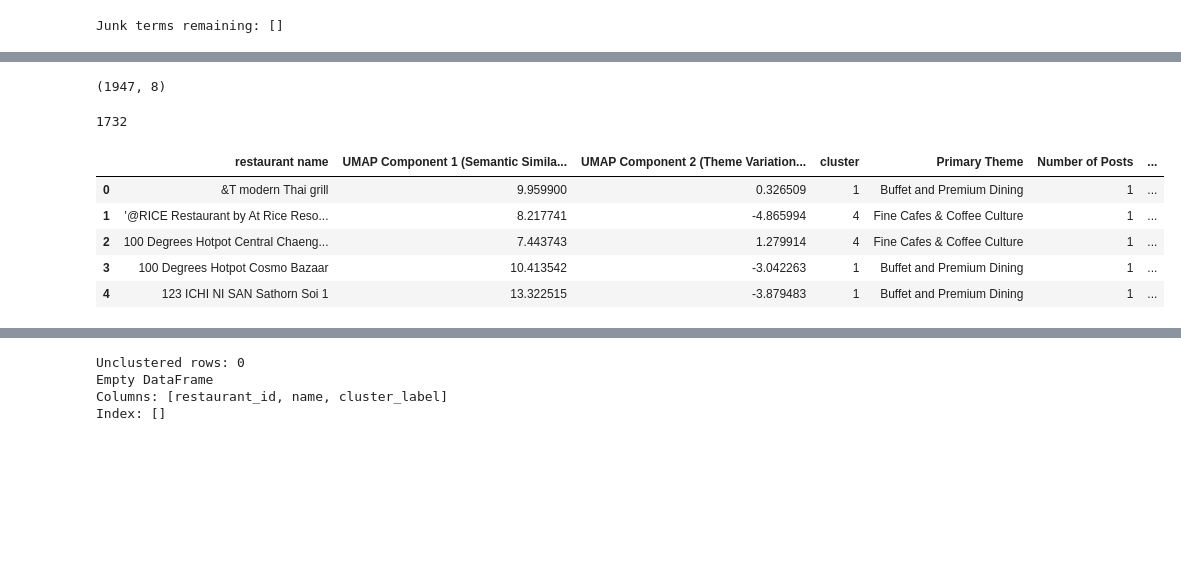
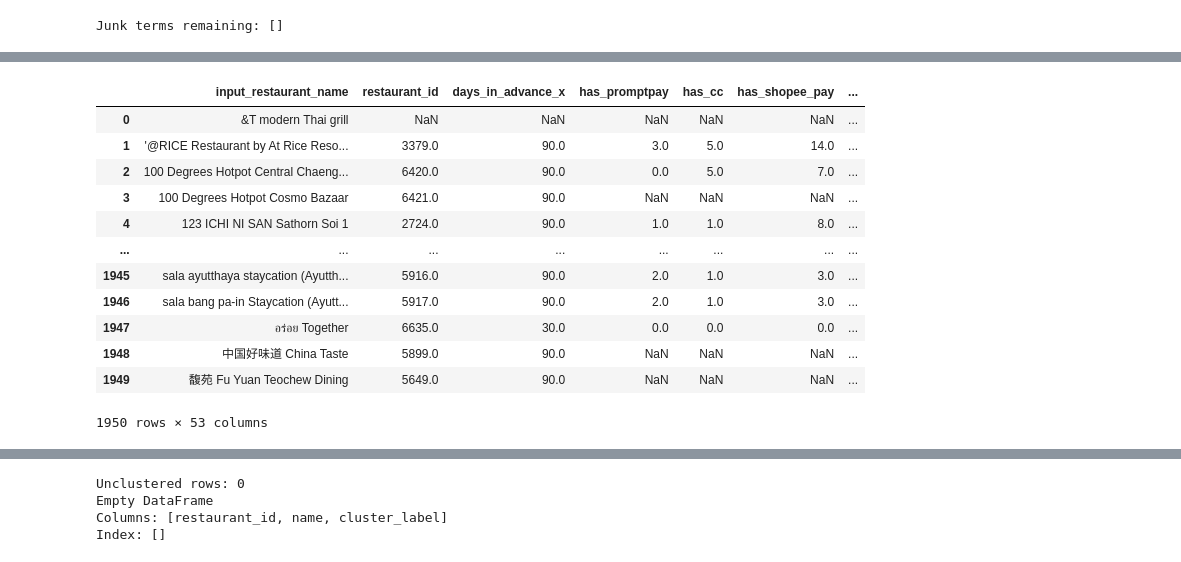
Before and after one commit to liyunling2/OPE, a Jupyter notebook: clustering/clustering.ipynb, the cells around one changed output, grey strips where cells are left out. Saved outputs shown, nothing was run; the diff lists cells and outputs as text; code cells hidden in the pictures; blank space fills up the shorter version.

```diff
--- a/clustering/clustering.ipynb
+++ b/clustering/clustering.ipynb
@@ -405,28 +500,17 @@ Name: count, dtype: int64
 # %%
-# STEP 7: Create Restaurant-Level Embeddings for Visualization
+# STEP 7: Create Review-Level Embeddings for Visualization
 print("\n" + "="*70)
-print("STEP 6: Creating Restaurant-Level Embeddings")
+print("STEP 7: Creating Review-Level Embeddings")
 print("="*70)
 
-restaurant_embeddings = []
-restaurant_names_list = []
-
-# Reset index to ensure alignment with text_vectors
+# Reset index for clean alignment
 reviews_reset = reviews.reset_index(drop=True)
 
-for rest_id in restaurant_primary_theme['restaurant name']:
-    # Get positions (not indices) of posts for this restaurant
-    post_positions = reviews_reset[reviews_reset['restaurant name'] == rest_id].index.tolist()
+# Use TF-IDF vectors directly at review level
+review_embeddings = np.array(text_vectors.toarray())  # if sparse matrix
+review_labels = reviews_reset['input_restaurant_name'].tolist()  # optional metadata
 
-    if len(post_positions) == 0:
-        continue
-
-    # Average their TF-IDF vectors using positions
-    rest_vector = text_vectors[post_positions].mean(axis=0)
-    restaurant_embeddings.append(np.array(rest_vector).flatten())
-    restaurant_names_list.append(rest_id)
-
-restaurant_embeddings = np.array(restaurant_embeddings)
-print(f" Created embeddings for {len(restaurant_embeddings)} restaurants")
+print(f"Created embeddings for {len(review_embeddings)} reviews")
+print(f"Embedding shape: {review_embeddings.shape}")
 # %% [output]
 ======================================================================
@@ -447,7 +532,7 @@ reducer = UMAP(
     metric='cosine',   # ← Use cosine similarity (better for text)
     random_state=42
 )
-embeddings_2d = reducer.fit_transform(restaurant_embeddings)
+embeddings_2d = reducer.fit_transform(review_embeddings) # restaurant_embeddings -> review_embeddings
 print(f" Reduced to 2D coordinates")
 # %% [output]
 ======================================================================
@@ -459,0 +543,7 @@ n_jobs value 1 overridden to 1 by setting random_state. Use no seed for parallel
+# %%
+viz_df = reviews.copy()
+
+viz_df['UMAP Component 1 (Semantic Similarity Axis)'] = embeddings_2d[:, 0]
+viz_df['UMAP Component 2 (Theme Variation Axis)'] = embeddings_2d[:, 1]
+
+print(f"\n Prepared {len(viz_df)} restaurants for visualization")
@@ -660,23 +739,22 @@ clustering_results.to_csv('clustering_results.csv', index=False)
-# %%
-clustering_results.shape
-# %% [output]
-(1947, 8)
-# %%
-clustering_results['restaurant_id'].nunique()
-# clustering_results['restaurant name'].nunique() 1947
-# %% [output]
-1732
 # %%
 viz_df['cluster'].isnull().sum()
-viz_df[viz_df['restaurant name']=='Myste']
-viz_results.head() # Shape = 1947 rows, 10 columns
+viz_df[viz_df['input_restaurant_name']=='Myste']
+viz_df['input_restaurant_name'].nunique()
+viz_df
 # %% [output]
-|  | restaurant name | UMAP Component 1 (Semantic Simila... | UMAP Component 2 (Theme Variation... | cluster | Primary Theme | Number of Posts | ... |
-| 0 | &T modern Thai grill | 9.959900 | 0.326509 | 1 | Buffet and Premium Dining | 1 | ... |
-| 1 | '@RICE Restaurant by At Rice Reso... | 8.217741 | -4.865994 | 4 | Fine Cafes & Coffee Culture | 1 | ... |
-| 2 | 100 Degrees Hotpot Central Chaeng... | 7.443743 | 1.279914 | 4 | Fine Cafes & Coffee Culture | 1 | ... |
-| 3 | 100 Degrees Hotpot Cosmo Bazaar | 10.413542 | -3.042263 | 1 | Buffet and Premium Dining | 1 | ... |
-| 4 | 123 ICHI NI SAN Sathorn Soi 1 | 13.322515 | -3.879483 | 1 | Buffet and Premium Dining | 1 | ... |
+|  | input_restaurant_name | restaurant_id | days_in_advance_x | has_promptpay | has_cc | has_shopee_pay | ... |
+| 0 | &T modern Thai grill | NaN | NaN | NaN | NaN | NaN | ... |
+| 1 | '@RICE Restaurant by At Rice Reso... | 3379.0 | 90.0 | 3.0 | 5.0 | 14.0 | ... |
+| 2 | 100 Degrees Hotpot Central Chaeng... | 6420.0 | 90.0 | 0.0 | 5.0 | 7.0 | ... |
+| 3 | 100 Degrees Hotpot Cosmo Bazaar | 6421.0 | 90.0 | NaN | NaN | NaN | ... |
+| 4 | 123 ICHI NI SAN Sathorn Soi 1 | 2724.0 | 90.0 | 1.0 | 1.0 | 8.0 | ... |
+| ... | ... | ... | ... | ... | ... | ... | ... |
+| 1945 | sala ayutthaya staycation (Ayutth... | 5916.0 | 90.0 | 2.0 | 1.0 | 3.0 | ... |
+| 1946 | sala bang pa-in Staycation (Ayutt... | 5917.0 | 90.0 | 2.0 | 1.0 | 3.0 | ... |
+| 1947 | อร่อย Together | 6635.0 | 30.0 | 0.0 | 0.0 | 0.0 | ... |
+| 1948 | 中国好味道 China Taste | 5899.0 | 90.0 | NaN | NaN | NaN | ... |
+| 1949 | 馥苑 Fu Yuan Teochew Dining | 5649.0 | 90.0 | NaN | NaN | NaN | ... |
+1950 rows × 53 columns
 # %%
 # STEP 10: Export dashboard artifacts for Streamlit (UPDATED)
 # - Ensures a cluster map is available on the frontend by exporting x/y coordinates.
```
Also changed, not shown: parts of 25 cells of this notebook, 1 other file.
